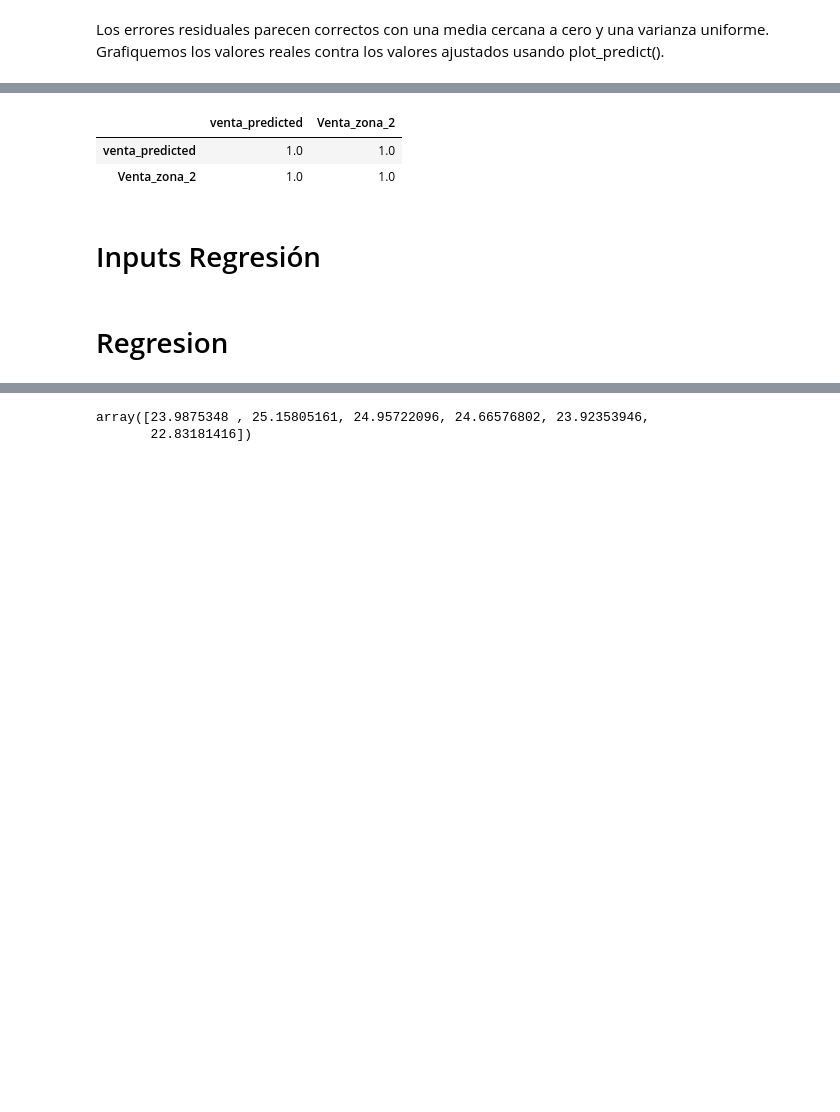
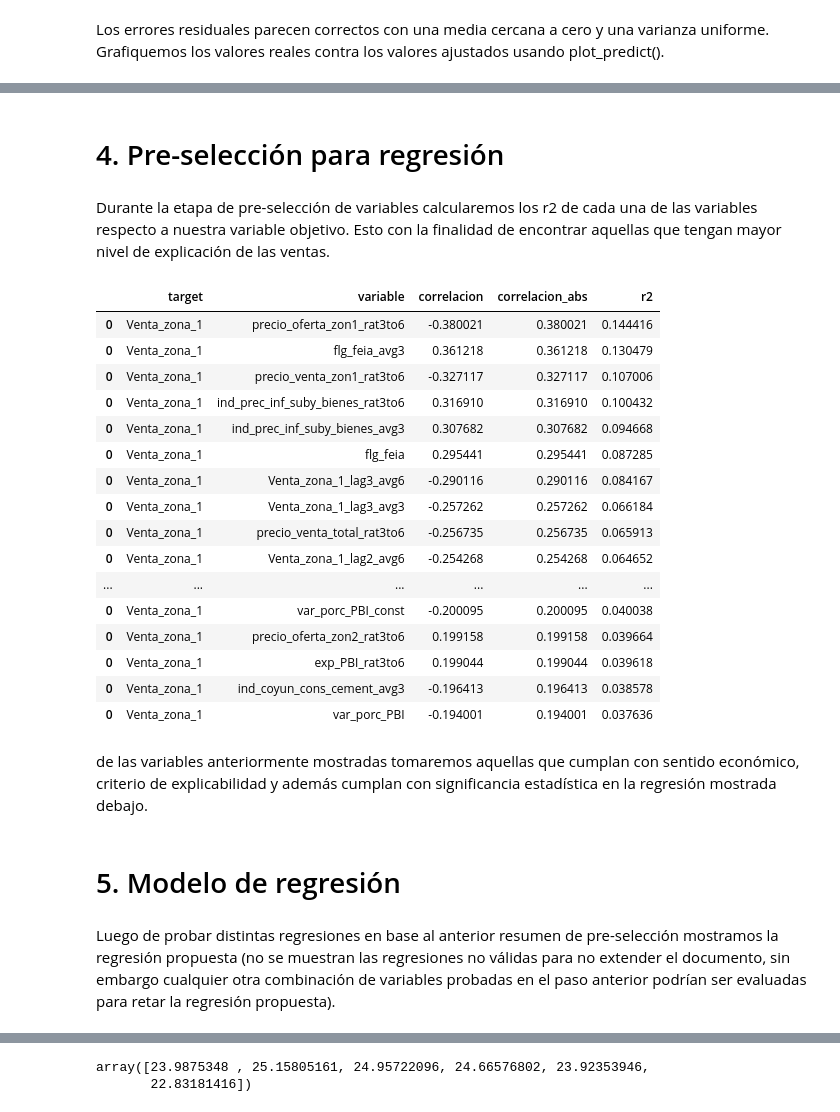
Before and after one commit to JCaballerot/Consultoria_ASEI, a Jupyter notebook: Model_development/Miraflores/modelDevelopment_zona1_M_rev.ipynb, the cells around one changed output, grey strips where cells are left out. Saved outputs shown, nothing was run; the diff lists cells and outputs as text; code cells hidden in the pictures; blank space fills up the shorter version.

```diff
--- a/Model_development/Miraflores/modelDevelopment_zona1_M_rev.ipynb
+++ b/Model_development/Miraflores/modelDevelopment_zona1_M_rev.ipynb
@@ -296,11 +430,7 @@ X_test[['venta_predicted', target]]
-# %%
-X_test[['venta_predicted', target]].corr()**2
-# %% [output]
-|  | venta_predicted | Venta_zona_2 |
-| venta_predicted | 1.0 | 1.0 |
-| Venta_zona_2 | 1.0 | 1.0 |
-# %% [markdown]
-# Inputs Regresión
+# %% [markdown]
+# 4. Pre-selección para regresión
+# %% [markdown]
+Durante la etapa de pre-selección de variables calcularemos los r2 de cada una de las variables respecto a nuestra variable objetivo. Esto con la finalidad de encontrar aquellas que tengan mayor nivel de explicación de las ventas.
 # %%
 correlations = pd.DataFrame()
 
@@ -315,6 +445,22 @@ correlations['r2'] = correlations.correlacion.apply(lambda x: x**2)
 
 correlations.sort_values(by = 'correlacion_abs', ascending = False, inplace = True)
 # %%
-correlations.head(50)
+correlations.head(30)
+# %% [output]
+|  | target | variable | correlacion | correlacion_abs | r2 |
+| 0 | Venta_zona_1 | precio_oferta_zon1_rat3to6 | -0.380021 | 0.380021 | 0.144416 |
+| 0 | Venta_zona_1 | flg_feia_avg3 | 0.361218 | 0.361218 | 0.130479 |
+| 0 | Venta_zona_1 | precio_venta_zon1_rat3to6 | -0.327117 | 0.327117 | 0.107006 |
+| 0 | Venta_zona_1 | ind_prec_inf_suby_bienes_rat3to6 | 0.316910 | 0.316910 | 0.100432 |
+| 0 | Venta_zona_1 | ind_prec_inf_suby_bienes_avg3 | 0.307682 | 0.307682 | 0.094668 |
+| 0 | Venta_zona_1 | flg_feia | 0.295441 | 0.295441 | 0.087285 |
+| 0 | Venta_zona_1 | Venta_zona_1_lag3_avg6 | -0.290116 | 0.290116 | 0.084167 |
+| 0 | Venta_zona_1 | Venta_zona_1_lag3_avg3 | -0.257262 | 0.257262 | 0.066184 |
+| 0 | Venta_zona_1 | precio_venta_total_rat3to6 | -0.256735 | 0.256735 | 0.065913 |
+| 0 | Venta_zona_1 | Venta_zona_1_lag2_avg6 | -0.254268 | 0.254268 | 0.064652 |
+| ... | ... | ... | ... | ... | ... |
+| 0 | Venta_zona_1 | var_porc_PBI_const | -0.200095 | 0.200095 | 0.040038 |
+| 0 | Venta_zona_1 | precio_oferta_zon2_rat3to6 | 0.199158 | 0.199158 | 0.039664 |
+| 0 | Venta_zona_1 | exp_PBI_rat3to6 | 0.199044 | 0.199044 | 0.039618 |
+| 0 | Venta_zona_1 | ind_coyun_cons_cement_avg3 | -0.196413 | 0.196413 | 0.038578 |
+| 0 | Venta_zona_1 | var_porc_PBI | -0.194001 | 0.194001 | 0.037636 |
-# %% [markdown]
-# Regresion
@@ -332 +467,7 @@ macro[['exp_PBI',
+# %% [markdown]
+de las variables anteriormente mostradas tomaremos aquellas que cumplan con sentido económico, criterio de explicabilidad y además cumplan con significancia estadística en la regresión mostrada debajo.
+# %% [markdown]
+# 5. Modelo de regresión
+# %% [markdown]
+Luego de probar distintas regresiones en base al anterior resumen de pre-selección mostramos la regresión propuesta (no se muestran las regresiones no válidas para no extender el documento, sin embargo cualquier otra combinación de variables probadas en el paso anterior podrían ser evaluadas para retar la regresión propuesta).
 # %%
```
Also changed, not shown: parts of 123 cells of this notebook.
